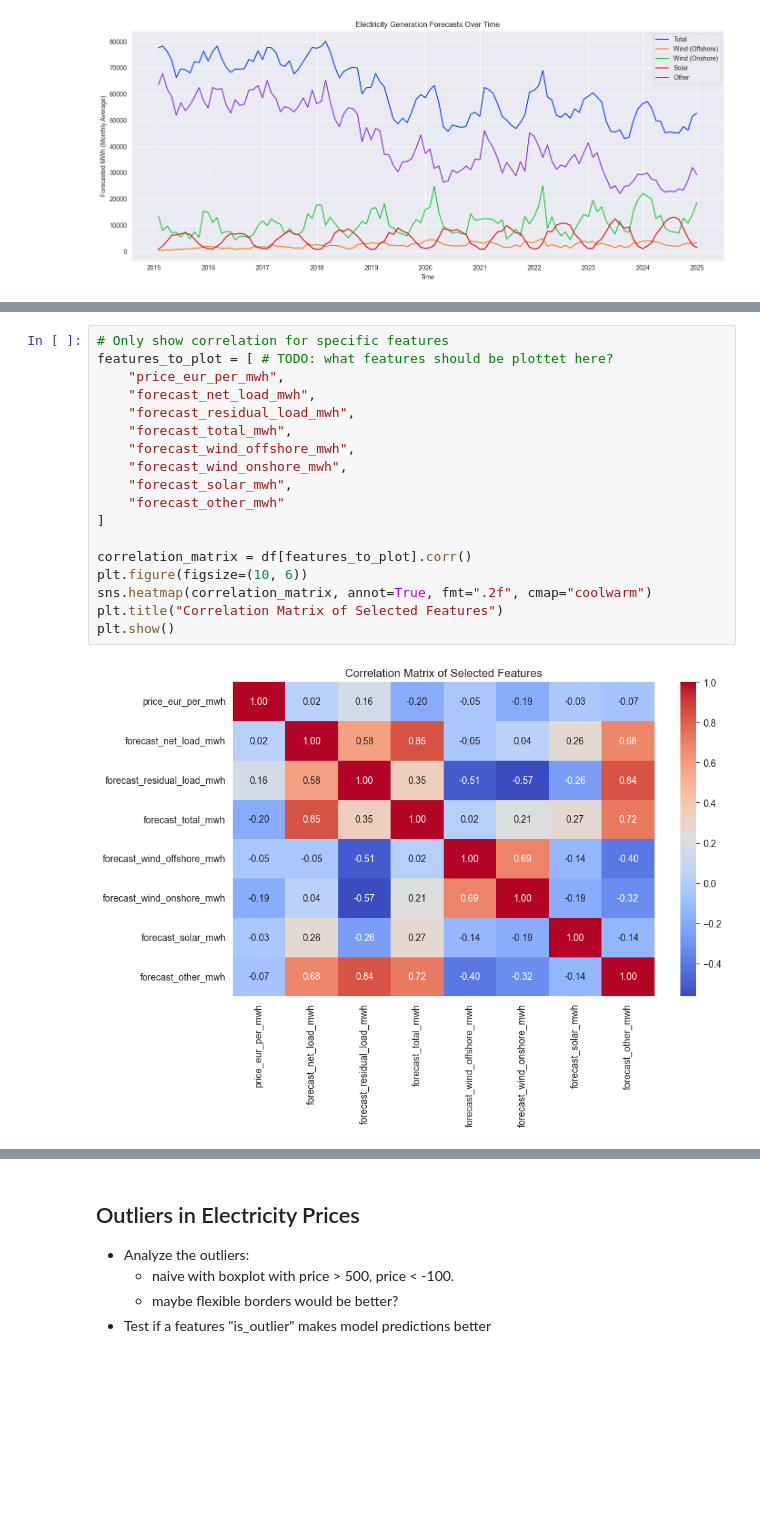
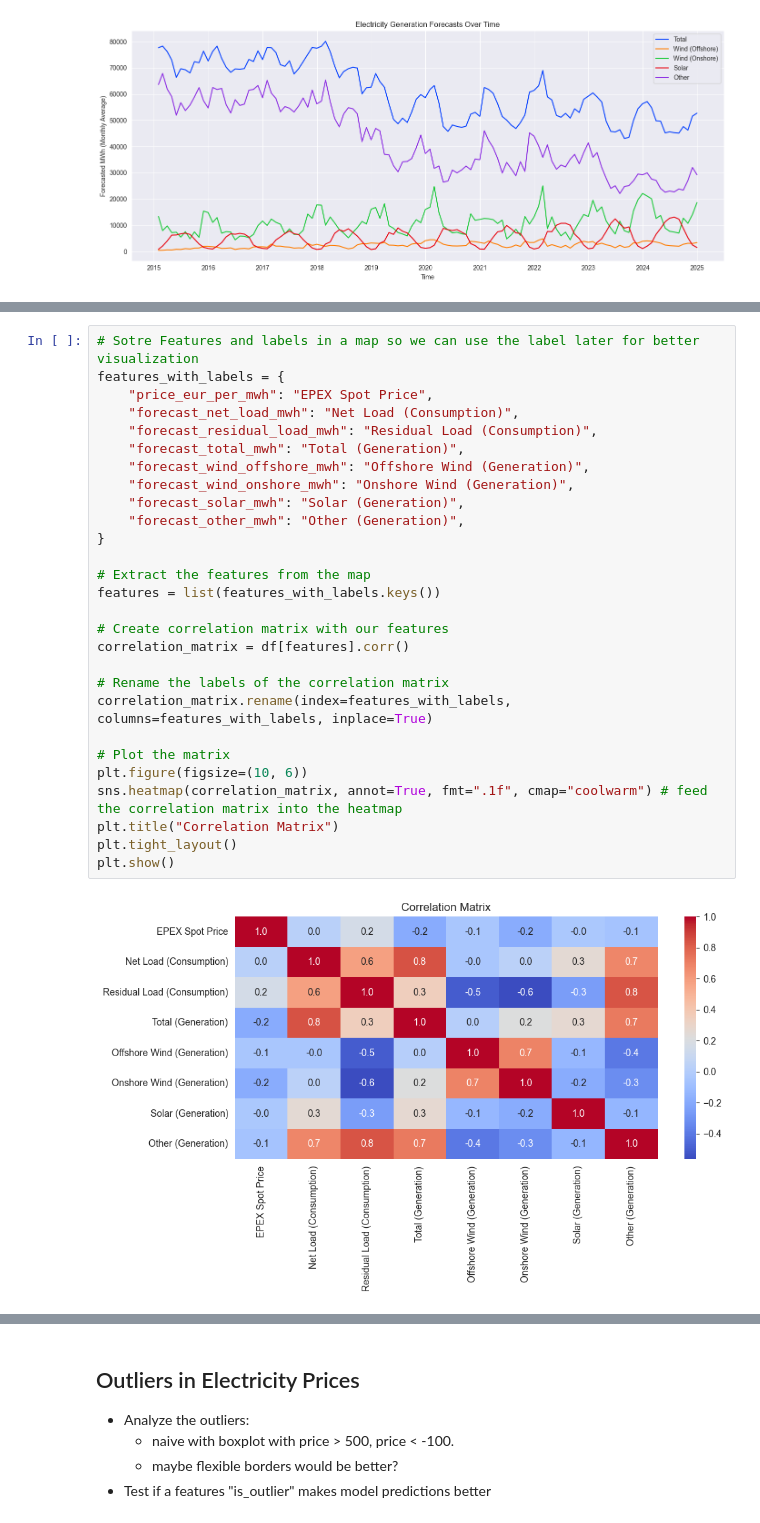
Before and after one commit to DanielHka25/electricity-price-prediction, a Jupyter notebook: notebooks/price_prediction.ipynb, the cells around one changed output, grey strips where cells are left out. Drawn from its saved outputs; the diff is of its cells as text; blank space fills up the shorter version.

```diff
--- a/notebooks/price_prediction.ipynb
+++ b/notebooks/price_prediction.ipynb
@@ -601,20 +617,30 @@ plt.show()
 # %%
-# Only show correlation for specific features
-features_to_plot = [ # TODO: what features should be plottet here?
-    "price_eur_per_mwh",
-    "forecast_net_load_mwh",
-    "forecast_residual_load_mwh",
-    "forecast_total_mwh",
-    "forecast_wind_offshore_mwh",
-    "forecast_wind_onshore_mwh",
-    "forecast_solar_mwh",
-    "forecast_other_mwh"
-]
+# Sotre Features and labels in a map so we can use the label later for better visualization
+features_with_labels = {
+    "price_eur_per_mwh": "EPEX Spot Price",
+    "forecast_net_load_mwh": "Net Load (Consumption)",
+    "forecast_residual_load_mwh": "Residual Load (Consumption)",
+    "forecast_total_mwh": "Total (Generation)",
+    "forecast_wind_offshore_mwh": "Offshore Wind (Generation)",
+    "forecast_wind_onshore_mwh": "Onshore Wind (Generation)",
+    "forecast_solar_mwh": "Solar (Generation)",
+    "forecast_other_mwh": "Other (Generation)",
+}
 
-correlation_matrix = df[features_to_plot].corr()
+# Extract the features from the map
+features = list(features_with_labels.keys())
+
+# Create correlation matrix with our features
+correlation_matrix = df[features].corr()
+
+# Rename the labels of the correlation matrix
+correlation_matrix.rename(index=features_with_labels, columns=features_with_labels, inplace=True)
+
+# Plot the matrix
 plt.figure(figsize=(10, 6))
-sns.heatmap(correlation_matrix, annot=True, fmt=".2f", cmap="coolwarm")
-plt.title("Correlation Matrix of Selected Features")
+sns.heatmap(correlation_matrix, annot=True, fmt=".1f", cmap="coolwarm") # feed the correlation matrix into the heatmap
+plt.title("Correlation Matrix")
+plt.tight_layout()
 plt.show()
 # %% [output]
-[figure, old version]
+[figure, new version]
```
Also changed, not shown: parts of 17 cells of this notebook, 1 other file.
